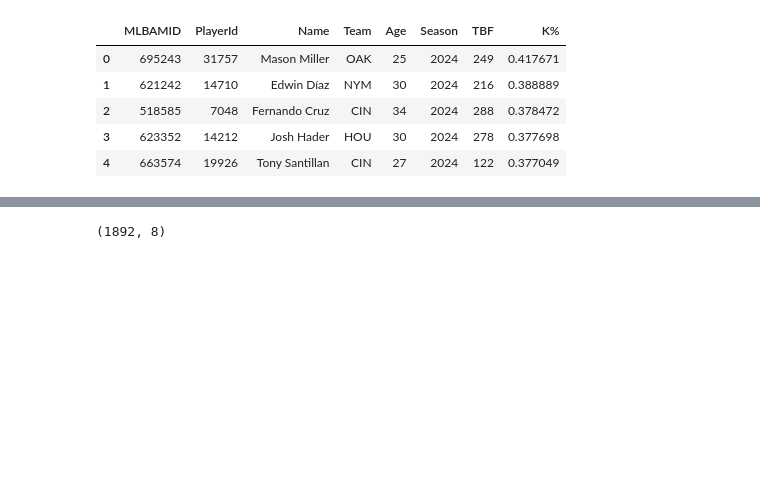
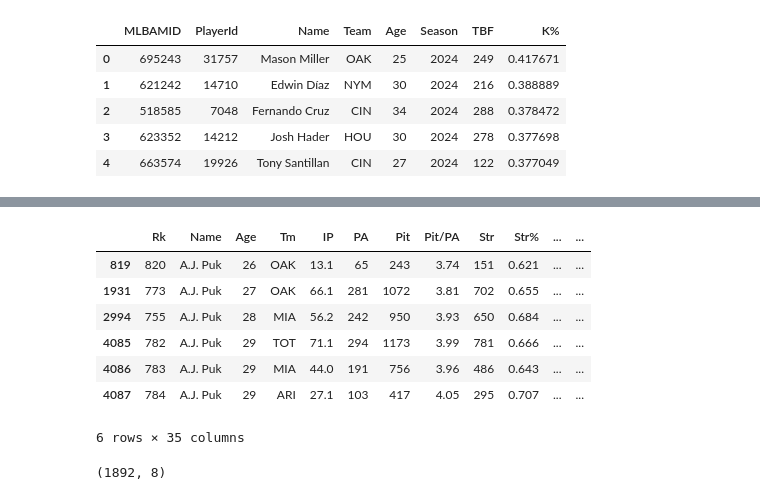
Before and after one commit to loganthomas/mlb-pitcher-xK, a Jupyter notebook: notebooks/scratch.ipynb, the cells around one changed output, grey strips where cells are left out. Drawn from its saved outputs; the diff is of its cells as text; code cells hidden in the pictures; blank space fills up the shorter version.

```diff
--- a/notebooks/scratch.ipynb
+++ b/notebooks/scratch.ipynb
@@ -58,3 +107,14 @@ provided_data.head()
+# %%
+pd.DataFrame(_)
+# %% [output]
+|  | Rk | Name | Age | Tm | IP | PA | Pit | Pit/PA | Str | Str% | ... | ... |
+| 819 | 820 | A.J. Puk | 26 | OAK | 13.1 | 65 | 243 | 3.74 | 151 | 0.621 | ... | ... |
+| 1931 | 773 | A.J. Puk | 27 | OAK | 66.1 | 281 | 1072 | 3.81 | 702 | 0.655 | ... | ... |
+| 2994 | 755 | A.J. Puk | 28 | MIA | 56.2 | 242 | 950 | 3.93 | 650 | 0.684 | ... | ... |
+| 4085 | 782 | A.J. Puk | 29 | TOT | 71.1 | 294 | 1173 | 3.99 | 781 | 0.666 | ... | ... |
+| 4086 | 783 | A.J. Puk | 29 | MIA | 44.0 | 191 | 756 | 3.96 | 486 | 0.643 | ... | ... |
+| 4087 | 784 | A.J. Puk | 29 | ARI | 27.1 | 103 | 417 | 4.05 | 295 | 0.707 | ... | ... |
+6 rows × 35 columns
 # %%
 provided_data.shape
 # %% [output]
```
Also changed, not shown: parts of 16 cells of this notebook, 10 other files.
